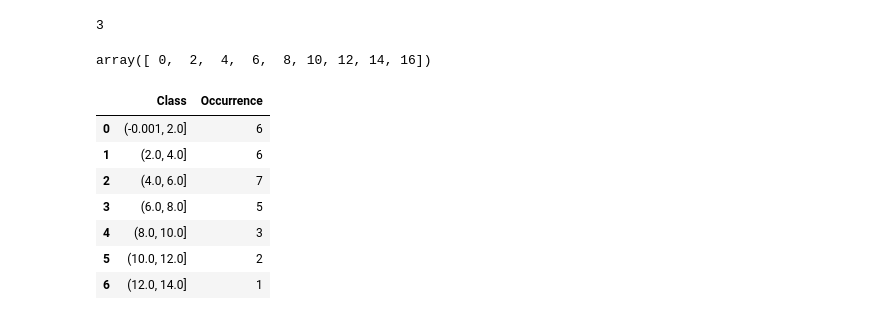
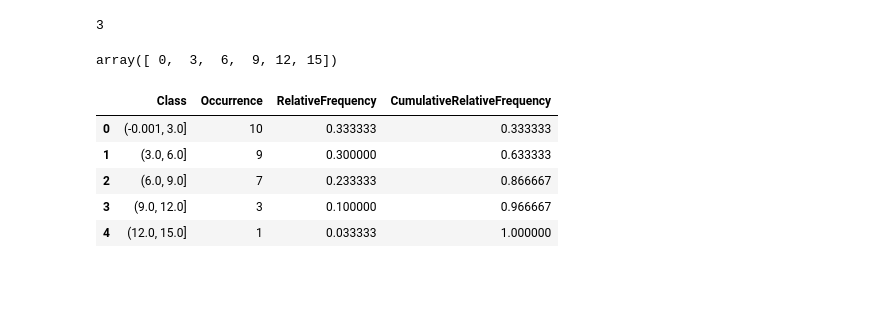
Before and after one commit to manujsinghwal/applied-statistics-in-python, a Jupyter notebook: 3. descriptive-statistics/intro_to_descriptive_statistics.ipynb, the cells around one changed output. Cells and saved outputs as stored; diff of their text form; code cells hidden in the pictures; blank space fills up the shorter version.

```diff
--- a/3. descriptive-statistics/intro_to_descriptive_statistics.ipynb
+++ b/3. descriptive-statistics/intro_to_descriptive_statistics.ipynb
@@ -172,26 +171,27 @@ w
 3
 # %%
 # Creating the class interval
-bins = np.arange(min_value, max_value+w, w-1)
+bins = np.arange(min_value, max_value+w, w)
 bins
 # %% [output]
-array([ 0,  2,  4,  6,  8, 10, 12, 14, 16])
+array([ 0,  3,  6,  9, 12, 15])
 # %%
-# Summarizing data with bins
+# Summarizing data with classes
 df2['Class'] = pd.cut(df2['CallsPerDay'], bins=bins, include_lowest=True)
 summary2 = (
     df2
-    .groupby('Class', observed=True)['CallsPerDay']
+    .groupby('Class', observed=False)['CallsPerDay']
     .count()
     .reset_index(name='Occurrence')
 )
+
+summary2['RelativeFrequency'] = summary2['Occurrence']/summary2['Occurrence'].sum()
+summary2['CumulativeRelativeFrequency'] = summary2['RelativeFrequency'].cumsum()
 summary2
 # %% [output]
-|  | Class | Occurrence |
-| 0 | (-0.001, 2.0] | 6 |
-| 1 | (2.0, 4.0] | 6 |
-| 2 | (4.0, 6.0] | 7 |
-| 3 | (6.0, 8.0] | 5 |
-| 4 | (8.0, 10.0] | 3 |
-| 5 | (10.0, 12.0] | 2 |
-| 6 | (12.0, 14.0] | 1 |
+|  | Class | Occurrence | RelativeFrequency | CumulativeRelativeFrequency |
+| 0 | (-0.001, 3.0] | 10 | 0.333333 | 0.333333 |
+| 1 | (3.0, 6.0] | 9 | 0.300000 | 0.633333 |
+| 2 | (6.0, 9.0] | 7 | 0.233333 | 0.866667 |
+| 3 | (9.0, 12.0] | 3 | 0.100000 | 0.966667 |
+| 4 | (12.0, 15.0] | 1 | 0.033333 | 1.000000 |
```
Also changed, not shown: parts of 5 cells of this notebook.
